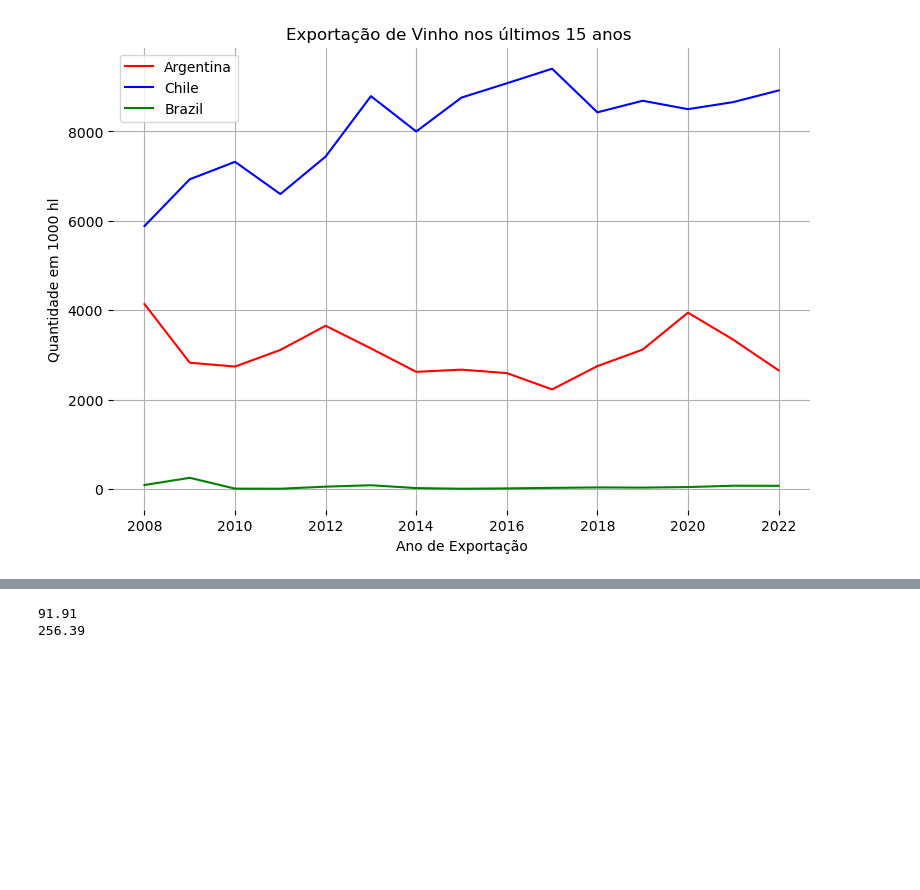
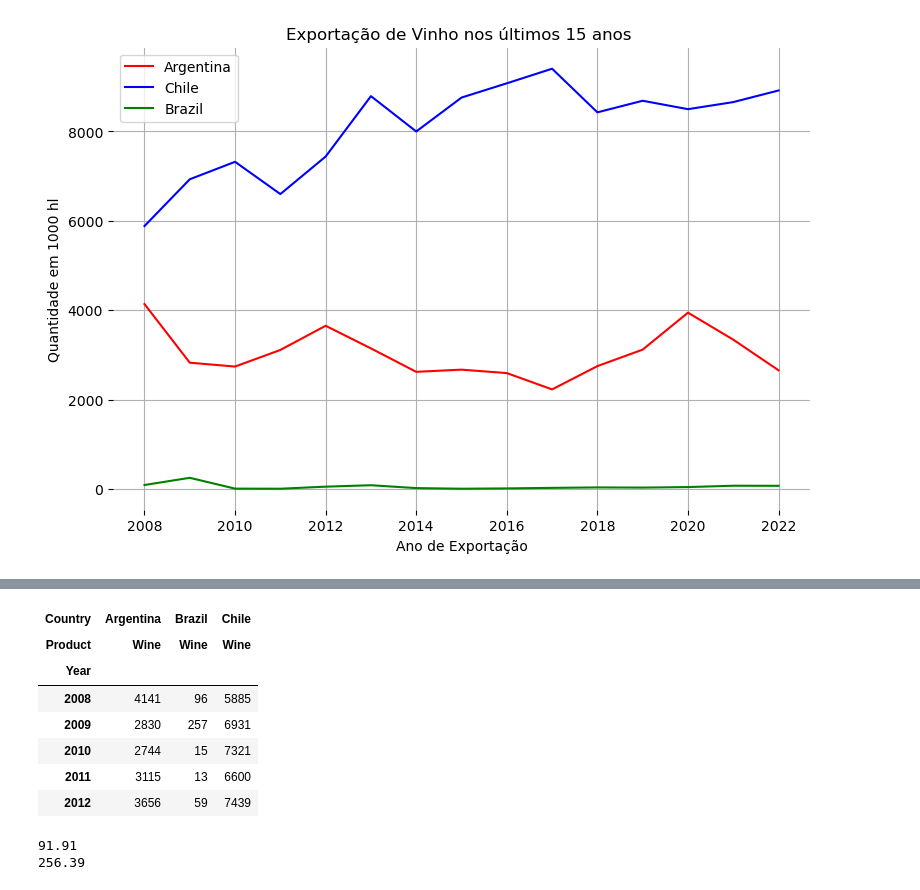
Before and after one commit to marcorc30/Tech_Challenge_fase1, a Jupyter notebook: Análise Dados Organização Intenacional do Vinho.ipynb, the cells around one changed output, grey strips where cells are left out. Cells and saved outputs as stored; diff of their text form; code cells hidden in the pictures; blank space fills up the shorter version.

```diff
--- a/Análise Dados Organização Intenacional do Vinho.ipynb
+++ b/Análise Dados Organização Intenacional do Vinho.ipynb
@@ -93,3 +103,14 @@ exportacao_pivot = exportacao.pivot(index = 'Year', columns='Country')['Quantity
+# %%
+exportacao_pivot.head()
+# %% [output]
+| Country | Argentina | Brazil | Chile |
+| Product | Wine | Wine | Wine |
+| Year |  |  |  |
+| 2008 | 4141 | 96 | 5885 |
+| 2009 | 2830 | 257 | 6931 |
+| 2010 | 2744 | 15 | 7321 |
+| 2011 | 3115 | 13 | 6600 |
+| 2012 | 3656 | 59 | 7439 |
 # %%
 exportacao_pivot['Argentina_x_Brazil'] = round(exportacao_pivot['Argentina'] / exportacao_pivot['Brazil'], 2)
 exportacao_pivot['Chile_x_Brazil'] = round(exportacao_pivot['Chile'] / exportacao_pivot['Brazil'], 2)
```
Also changed, not shown: parts of 2 cells of this notebook.
